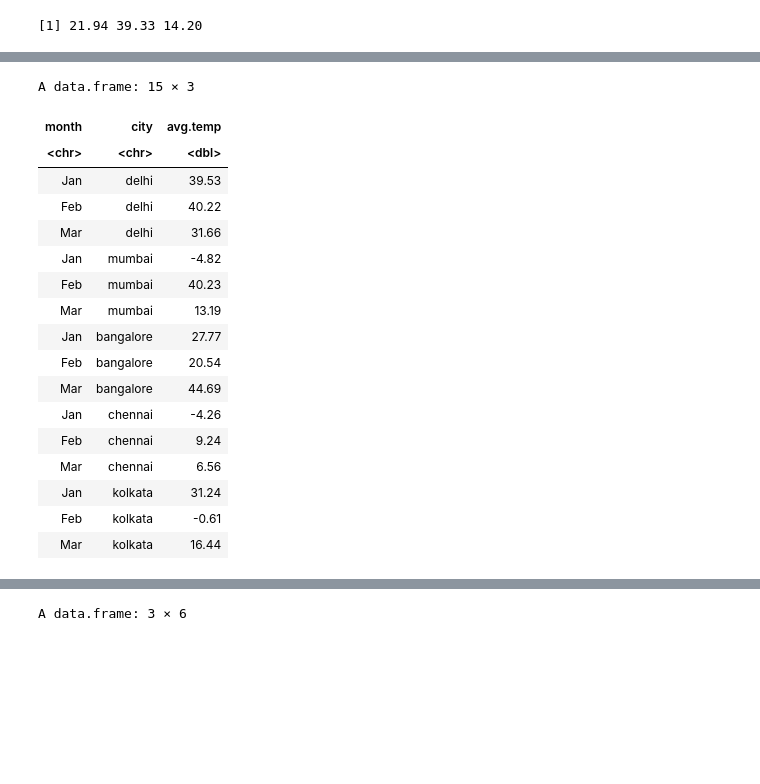
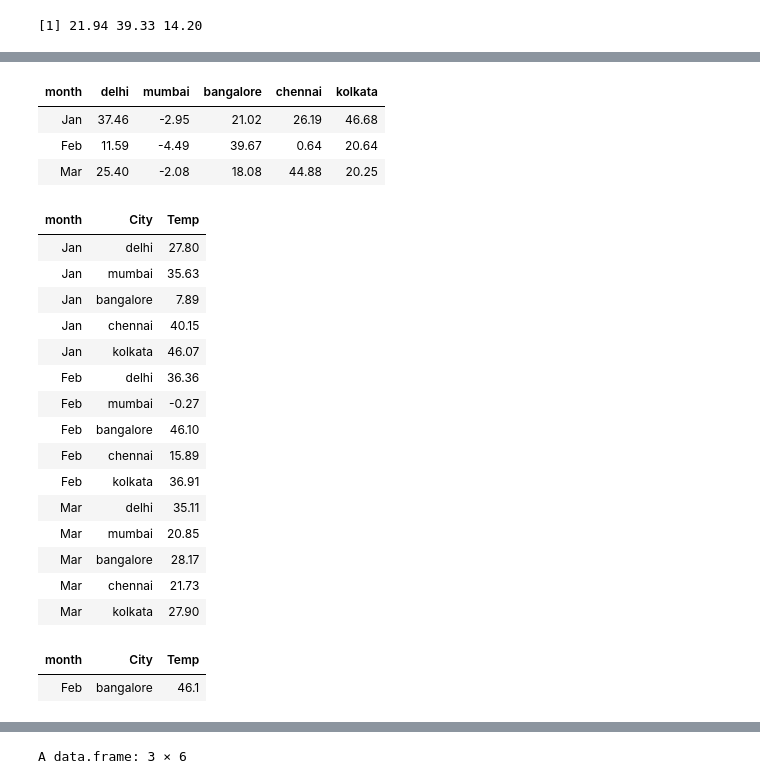
Before and after one commit to svkarthik86/R-Programming, a Jupyter notebook: DataReshape_in_R.ipynb, the cells around one changed output, grey strips where cells are left out. Saved outputs shown, nothing was run; the diff lists cells and outputs as text; code cells hidden in the pictures; blank space fills up the shorter version.

```diff
--- a/DataReshape_in_R.ipynb
+++ b/DataReshape_in_R.ipynb
@@ -241,22 +255,32 @@ A tibble: 3 × 6
+# %%
+data
+# %% [output]
+| month | delhi | mumbai | bangalore | chennai | kolkata |
+| Jan | 37.46 | -2.95 | 21.02 | 26.19 | 46.68 |
+| Feb | 11.59 | -4.49 | 39.67 | 0.64 | 20.64 |
+| Mar | 25.40 | -2.08 | 18.08 | 44.88 | 20.25 |
 # %%
-gathered_data <- gather(data,key="city",value="avg.temp",-month)
+gathered_data <- pivot_longer(data,cols=2:6,names_to="City",values_to="Temp")
 gathered_data
 # %% [output]
-A data.frame: 15 × 3
-| month | city | avg.temp |
-| <chr> | <chr> | <dbl> |
-| Jan | delhi | 39.53 |
-| Feb | delhi | 40.22 |
-| Mar | delhi | 31.66 |
-| Jan | mumbai | -4.82 |
-| Feb | mumbai | 40.23 |
-| Mar | mumbai | 13.19 |
-| Jan | bangalore | 27.77 |
-| Feb | bangalore | 20.54 |
-| Mar | bangalore | 44.69 |
-| Jan | chennai | -4.26 |
-| Feb | chennai | 9.24 |
-| Mar | chennai | 6.56 |
-| Jan | kolkata | 31.24 |
-| Feb | kolkata | -0.61 |
-| Mar | kolkata | 16.44 |
+| month | City | Temp |
+| Jan | delhi | 27.80 |
+| Jan | mumbai | 35.63 |
+| Jan | bangalore | 7.89 |
+| Jan | chennai | 40.15 |
+| Jan | kolkata | 46.07 |
+| Feb | delhi | 36.36 |
+| Feb | mumbai | -0.27 |
+| Feb | bangalore | 46.10 |
+| Feb | chennai | 15.89 |
+| Feb | kolkata | 36.91 |
+| Mar | delhi | 35.11 |
+| Mar | mumbai | 20.85 |
+| Mar | bangalore | 28.17 |
+| Mar | chennai | 21.73 |
+| Mar | kolkata | 27.90 |
+# %%
+gathered_data[gathered_data$Temp==max(gathered_data$Temp),]
+# %% [output]
+| month | City | Temp |
+| Feb | bangalore | 46.1 |
```
Also changed, not shown: parts of 27 cells of this notebook, 4 other files.
